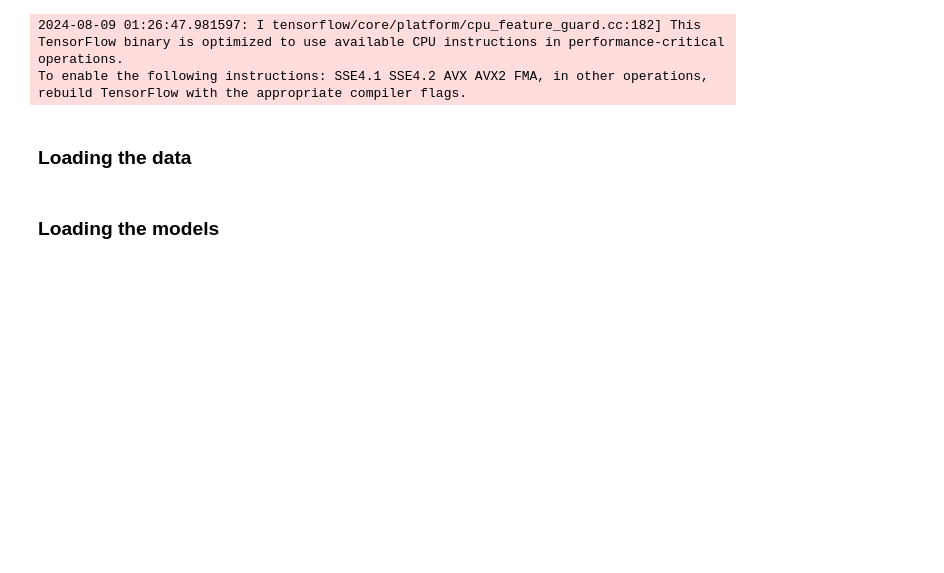
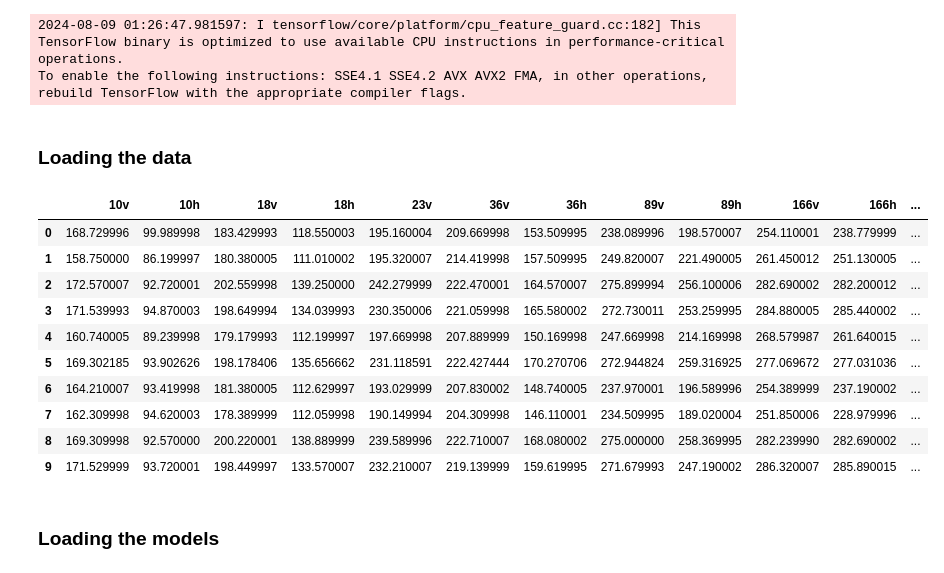
Before and after one commit to reyhaneh-92/Sharp_ML, a Jupyter notebook: Demo_v2.ipynb, the cells around one changed output. Saved outputs shown, nothing was run; the diff lists cells and outputs as text; code cells hidden in the pictures; blank space fills up the shorter version.

```diff
--- a/Demo_v2.ipynb
+++ b/Demo_v2.ipynb
@@ -56,11 +56,25 @@ To enable the following instructions: SSE4.1 SSE4.2 AVX AVX2 FMA, in other opera
 # %%
 # Below is the subset of ocean dataframe to test the trained models
 # This is 50% of the originl testset
+import pandas as pd
+import os
 surf_type = 'ocean'
-path = '/panfs/jay/groups/0/ebtehaj/rahim035/sajad_s/project-4/revision'
+path = 'G:/My Drive/sharp_ml'
 data = pd.read_csv(os.path.join(path, f'data/{surf_type}_subset_test.csv'))
 data.head(10)
 X_tst, y_tst = utils.process_and_normalize(data, surf_type)
+# %% [output]
+|  | 10v | 10h | 18v | 18h | 23v | 36v | 36h | 89v | 89h | 166v | 166h | ... |
+| 0 | 168.729996 | 99.989998 | 183.429993 | 118.550003 | 195.160004 | 209.669998 | 153.509995 | 238.089996 | 198.570007 | 254.110001 | 238.779999 | ... |
+| 1 | 158.750000 | 86.199997 | 180.380005 | 111.010002 | 195.320007 | 214.419998 | 157.509995 | 249.820007 | 221.490005 | 261.450012 | 251.130005 | ... |
+| 2 | 172.570007 | 92.720001 | 202.559998 | 139.250000 | 242.279999 | 222.470001 | 164.570007 | 275.899994 | 256.100006 | 282.690002 | 282.200012 | ... |
+| 3 | 171.539993 | 94.870003 | 198.649994 | 134.039993 | 230.350006 | 221.059998 | 165.580002 | 272.730011 | 253.259995 | 284.880005 | 285.440002 | ... |
+| 4 | 160.740005 | 89.239998 | 179.179993 | 112.199997 | 197.669998 | 207.889999 | 150.169998 | 247.669998 | 214.169998 | 268.579987 | 261.640015 | ... |
+| 5 | 169.302185 | 93.902626 | 198.178406 | 135.656662 | 231.118591 | 222.427444 | 170.270706 | 272.944824 | 259.316925 | 277.069672 | 277.031036 | ... |
+| 6 | 164.210007 | 93.419998 | 181.380005 | 112.629997 | 193.029999 | 207.830002 | 148.740005 | 237.970001 | 196.589996 | 254.389999 | 237.190002 | ... |
+| 7 | 162.309998 | 94.620003 | 178.389999 | 112.059998 | 190.149994 | 204.309998 | 146.110001 | 234.509995 | 189.020004 | 251.850006 | 228.979996 | ... |
+| 8 | 169.309998 | 92.570000 | 200.220001 | 138.889999 | 239.589996 | 222.710007 | 168.080002 | 275.000000 | 258.369995 | 282.239990 | 282.690002 | ... |
+| 9 | 171.529999 | 93.720001 | 198.449997 | 133.570007 | 232.210007 | 219.139999 | 159.619995 | 271.679993 | 247.190002 | 286.320007 | 285.890015 | ... |
 # %% [markdown]
 ### Loading the models
 # %%
```
Also changed, not shown: parts of 8 cells of this notebook, 1 other file.
